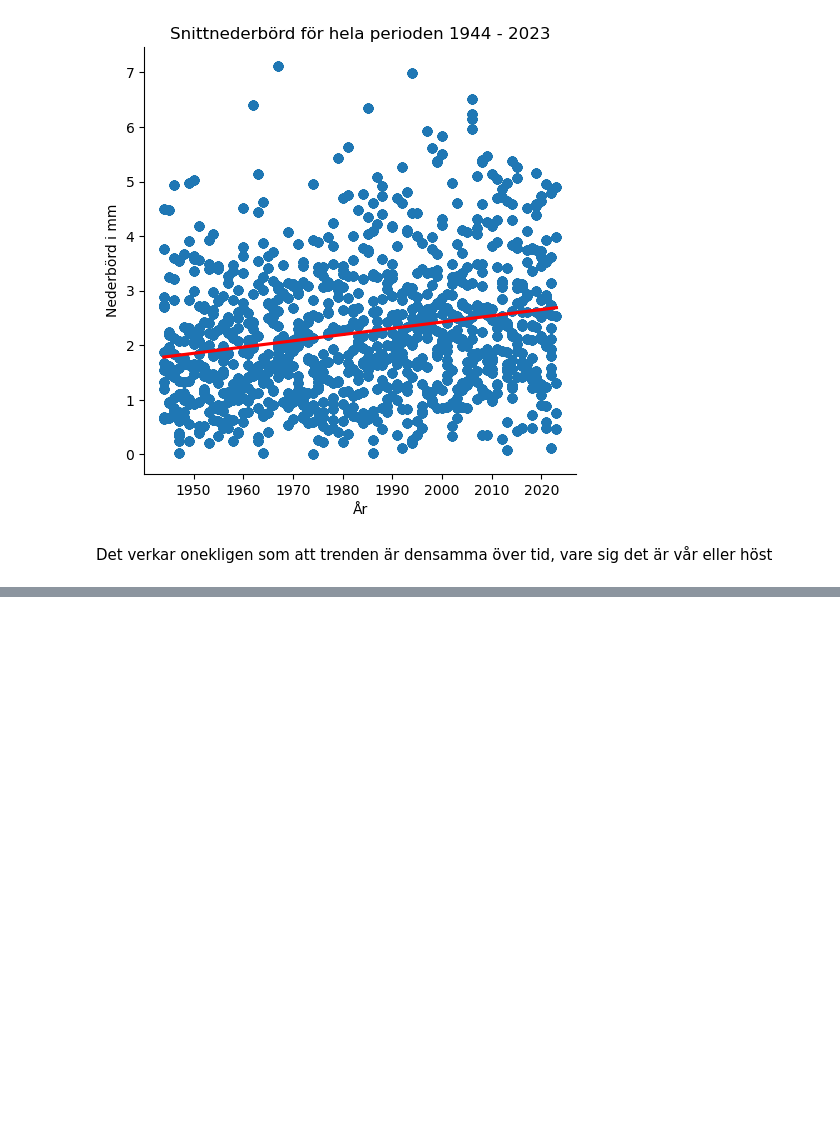
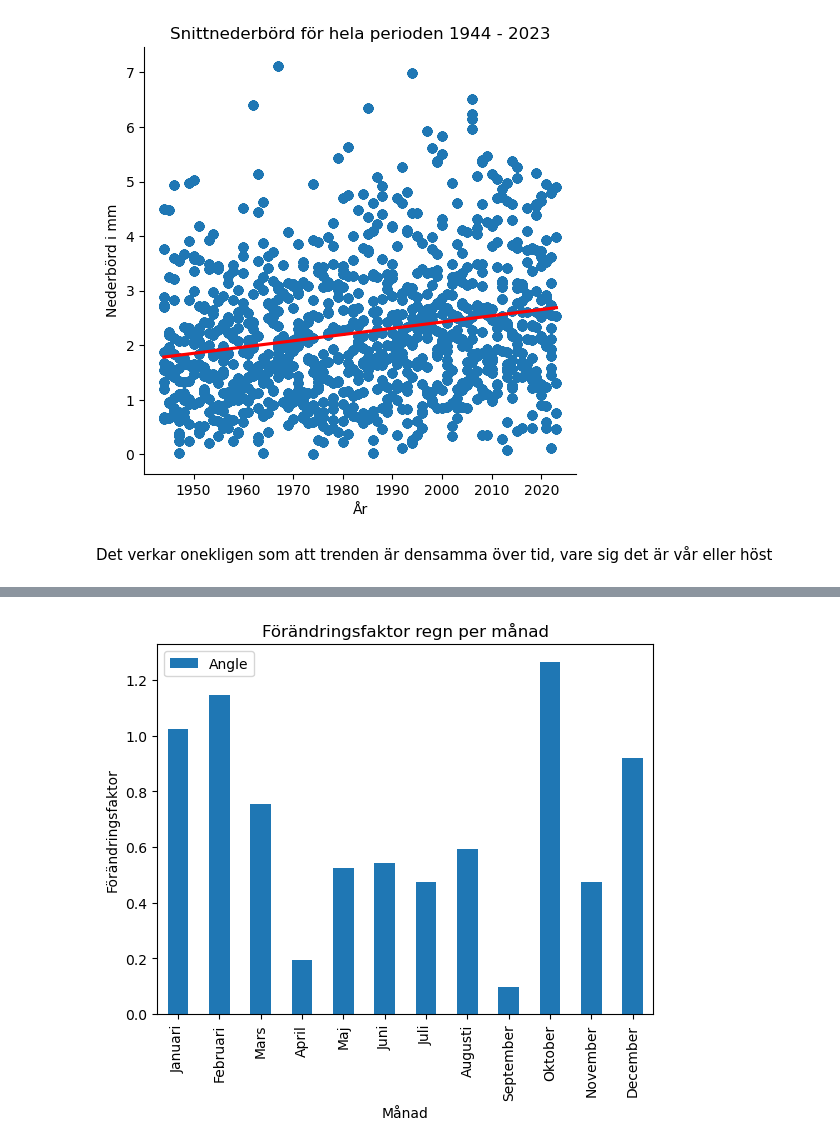
Before and after one commit to msteele919/projectwork, a Jupyter notebook: Kristoffer/plotting_rain.ipynb, the cells around one changed output, grey strips where cells are left out. Drawn from its saved outputs; the diff is of its cells as text; code cells hidden in the pictures; blank space fills up the shorter version.

```diff
--- a/Kristoffer/plotting_rain.ipynb
+++ b/Kristoffer/plotting_rain.ipynb
@@ -152,0 +190,14 @@ Det verkar onekligen som att trenden är densamma över tid, vare sig det är v
+# %%
+def rainslope(data):
+     slope, intercept, r_value, p_value, std_err = stats.linregress(data['Year'], data['Monthly avg'])
+     angle_degrees = np.arctan(slope) * 180 /np.pi
+     return angle_degrees
+# %%
+rainslope(oktoberregn)
+manadlista = ['Januari', 'Februari', 'Mars', 'April', 'Maj', 'Juni', 'Juli', 'Augusti', 'September', 'Oktober', 'November', 'December']
+# %%
+for i, x in enumerate(regnlista):
+    angle = rainslope(x)
+    print(f"Angle of the trendline in {manadlista[i]} is: {round(angle,3)}")
+    print()
+    anglelist.append(angle)
@@ -152,0 +239,2 @@ Det verkar onekligen som att trenden är densamma över tid, vare sig det är v
+# %%
+barlist = pd.DataFrame({'Month' : manadlista, 'Angle' : anglelist})
@@ -152,0 +257,6 @@ Det verkar onekligen som att trenden är densamma över tid, vare sig det är v
+# %%
+barlist.plot(kind='bar', x='Month', y='Angle', xlabel='Månad', ylabel='Förändringsfaktor')
+plt.title('Förändringsfaktor regn per månad')
+plt.show()
+# %% [output]
+[figure, added]
```
Also changed, not shown: parts of 13 cells of this notebook, 3 other files.
